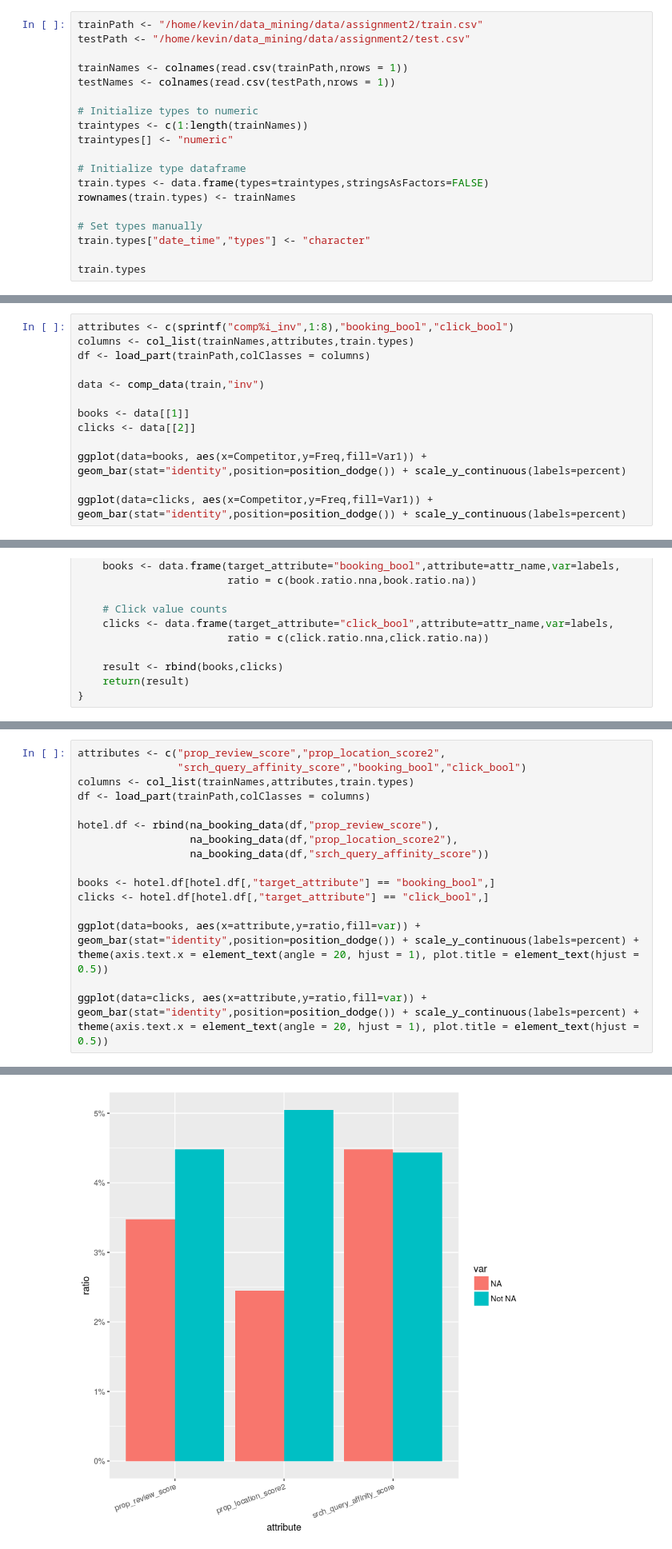
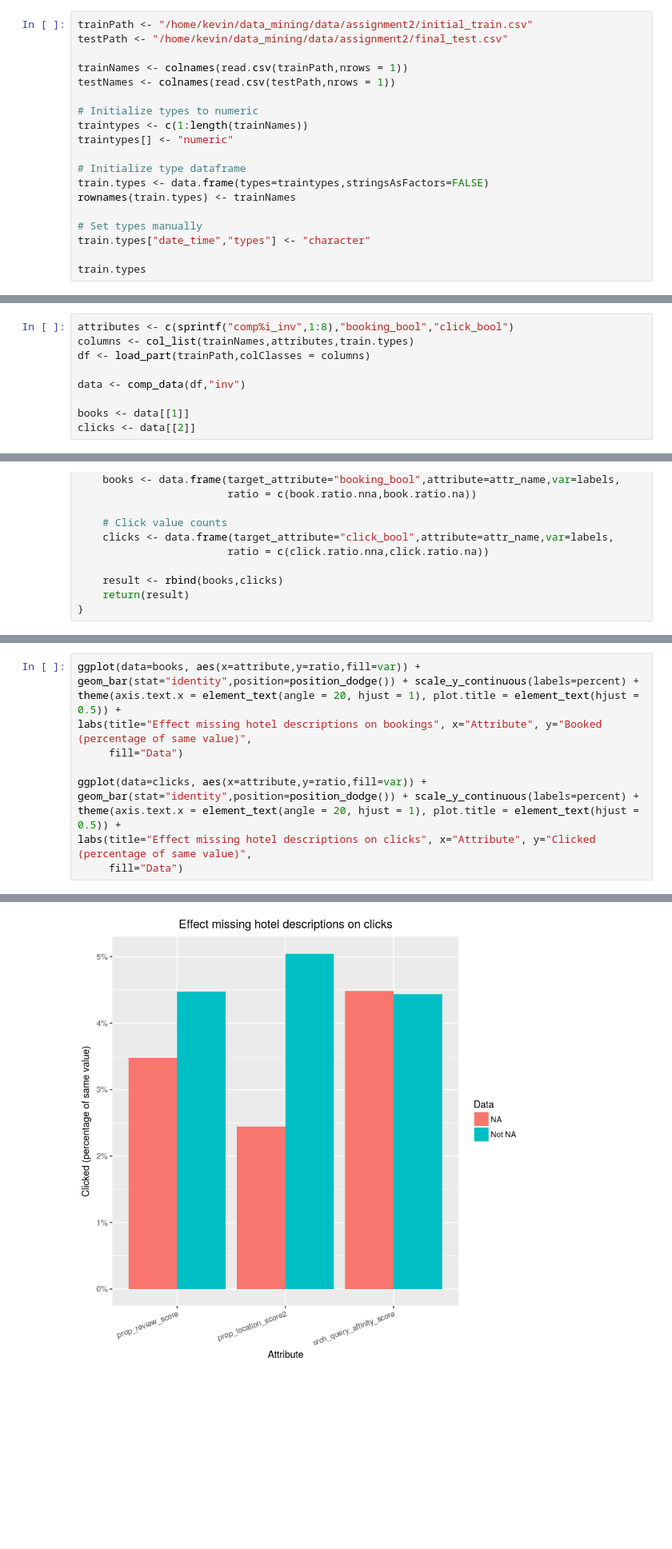
Before and after one commit to silesbu/dmt41, a Jupyter notebook: assignment2/R_analysis_assignment_2.ipynb, the cells around one changed output, grey strips where cells are left out. Shown at 80% size. Cells and saved outputs as stored; diff of their text form; blank space fills up the shorter version.

```diff
--- a/assignment2/R_analysis_assignment_2.ipynb
+++ b/assignment2/R_analysis_assignment_2.ipynb
@@ -65,8 +65,8 @@ load_part <- function(path,nrows = -1,skip = 1,colClasses = NA){
     return(df)
 }
 # %%
-trainPath <- "/home/kevin/data_mining/data/assignment2/train.csv"
-testPath <- "/home/kevin/data_mining/data/assignment2/test.csv"
+trainPath <- "/home/kevin/data_mining/data/assignment2/initial_train.csv"
+testPath <- "/home/kevin/data_mining/data/assignment2/final_test.csv"
 
 trainNames <- colnames(read.csv(trainPath,nrows = 1))
 testNames <- colnames(read.csv(testPath,nrows = 1))
@@ -249,13 +252,7 @@ attributes <- c(sprintf("comp%i_inv",1:8),"booking_bool","click_bool")
 columns <- col_list(trainNames,attributes,train.types)
 df <- load_part(trainPath,colClasses = columns)
 
-data <- comp_data(train,"inv")
+data <- comp_data(df,"inv")
 
 books <- data[[1]]
 clicks <- data[[2]]
-
-ggplot(data=books, aes(x=Competitor,y=Freq,fill=Var1)) +
-geom_bar(stat="identity",position=position_dodge()) + scale_y_continuous(labels=percent)
-
-ggplot(data=clicks, aes(x=Competitor,y=Freq,fill=Var1)) +
-geom_bar(stat="identity",position=position_dodge()) + scale_y_continuous(labels=percent)
@@ -295,21 +316,13 @@ na_booking_data <- function(df,attr_name){
 # %%
-attributes <- c("prop_review_score","prop_location_score2",
-                "srch_query_affinity_score","booking_bool","click_bool")
-columns <- col_list(trainNames,attributes,train.types)
-df <- load_part(trainPath,colClasses = columns)
-
-hotel.df <- rbind(na_booking_data(df,"prop_review_score"),
-                  na_booking_data(df,"prop_location_score2"),
-                  na_booking_data(df,"srch_query_affinity_score"))
-
-books <- hotel.df[hotel.df[,"target_attribute"] == "booking_bool",]
-clicks <- hotel.df[hotel.df[,"target_attribute"] == "click_bool",]
-
 ggplot(data=books, aes(x=attribute,y=ratio,fill=var)) +
 geom_bar(stat="identity",position=position_dodge()) + scale_y_continuous(labels=percent) +
-theme(axis.text.x = element_text(angle = 20, hjust = 1), plot.title = element_text(hjust = 0.5))
+theme(axis.text.x = element_text(angle = 20, hjust = 1), plot.title = element_text(hjust = 0.5)) +
+labs(title="Effect missing hotel descriptions on bookings", x="Attribute", y="Booked (percentage of same value)",
+     fill="Data")
 
 ggplot(data=clicks, aes(x=attribute,y=ratio,fill=var)) +
 geom_bar(stat="identity",position=position_dodge()) + scale_y_continuous(labels=percent) +
-theme(axis.text.x = element_text(angle = 20, hjust = 1), plot.title = element_text(hjust = 0.5))
+theme(axis.text.x = element_text(angle = 20, hjust = 1), plot.title = element_text(hjust = 0.5)) +
+labs(title="Effect missing hotel descriptions on clicks", x="Attribute", y="Clicked (percentage of same value)",
+     fill="Data")
 # %% [output]
@@ -317,4 +330,4 @@ theme(axis.text.x = element_text(angle = 20, hjust = 1), plot.title = element_te
-[figure, old version]
+[figure, new version]
 # %% [markdown]
 ## Origin-destination distance
 # %%
```
Also changed, not shown: parts of 16 cells of this notebook, 2 other files.
